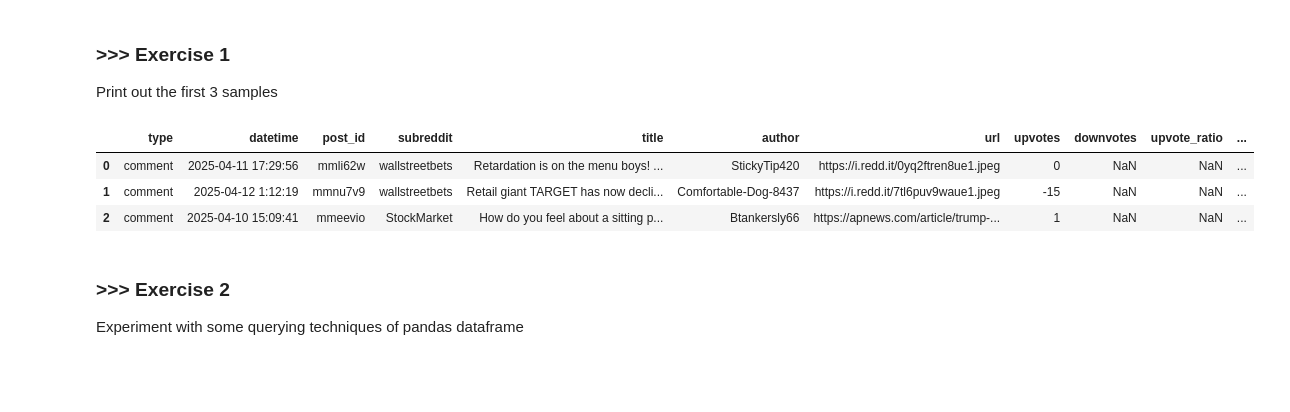
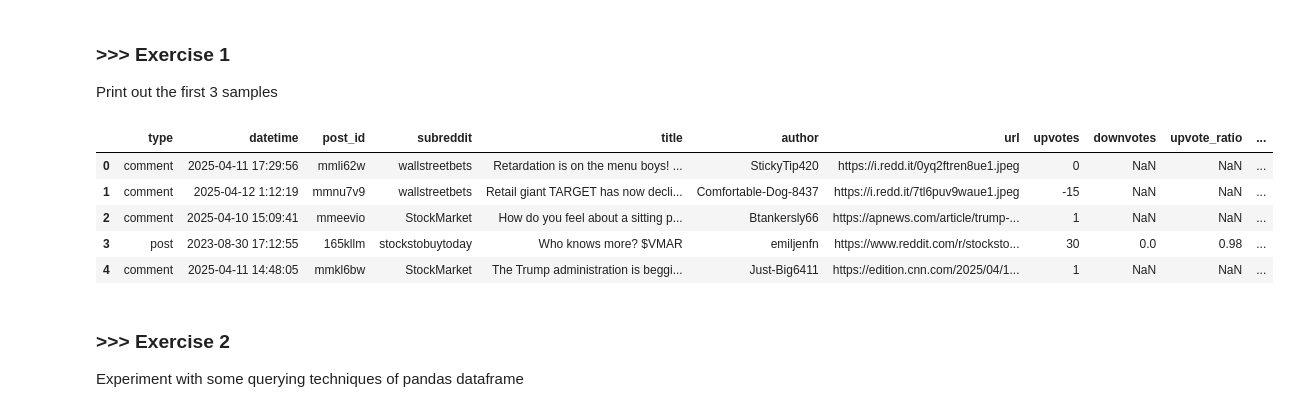
Before and after one commit to zhangjingxing/DM2025-Lab1-Exercise, a Jupyter notebook: DM2025-Lab1-Homework.ipynb, the cells around one changed output. Cells and saved outputs as stored; diff of their text form; code cells hidden in the pictures; blank space fills up the shorter version.

```diff
--- a/DM2025-Lab1-Homework.ipynb
+++ b/DM2025-Lab1-Homework.ipynb
@@ -88,14 +88,16 @@ Print out the first 3 samples
 # %%
 # Previously, we imported the dataset from the library and it's a specific container object
 # which has attributes like .data and .target, so we could use that to print out some data
 
 # here, our data is csv, and we use other way to print
-df.head(3) #this is to take a peek, 3 first row, and see the columns
+df.head(5) #this is to take a peek, 3 first row, and see the columns
 # %% [output]
 |  | type | datetime | post_id | subreddit | title | author | url | upvotes | downvotes | upvote_ratio | ... |
 | 0 | comment | 2025-04-11 17:29:56 | mmli62w | wallstreetbets | Retardation is on the menu boys! ... | StickyTip420 | https://i.redd.it/0yq2ftren8ue1.jpeg | 0 | NaN | NaN | ... |
 | 1 | comment | 2025-04-12 1:12:19 | mmnu7v9 | wallstreetbets | Retail giant TARGET has now decli... | Comfortable-Dog-8437 | https://i.redd.it/7tl6puv9waue1.jpeg | -15 | NaN | NaN | ... |
 | 2 | comment | 2025-04-10 15:09:41 | mmeevio | StockMarket | How do you feel about a sitting p... | Btankersly66 | https://apnews.com/article/trump-... | 1 | NaN | NaN | ... |
+| 3 | post | 2023-08-30 17:12:55 | 165kllm | stockstobuytoday | Who knows more? $VMAR | emiljenfn | https://www.reddit.com/r/stocksto... | 30 | 0.0 | 0.98 | ... |
+| 4 | comment | 2025-04-11 14:48:05 | mmkl6bw | StockMarket | The Trump administration is beggi... | Just-Big6411 | https://edition.cnn.com/2025/04/1... | 1 | NaN | NaN | ... |
 # %% [markdown]
 ### >>> Exercise 2
 Experiment with some querying techniques of pandas dataframe
```
Also changed, not shown: parts of 36 cells of this notebook, 1 other file.
